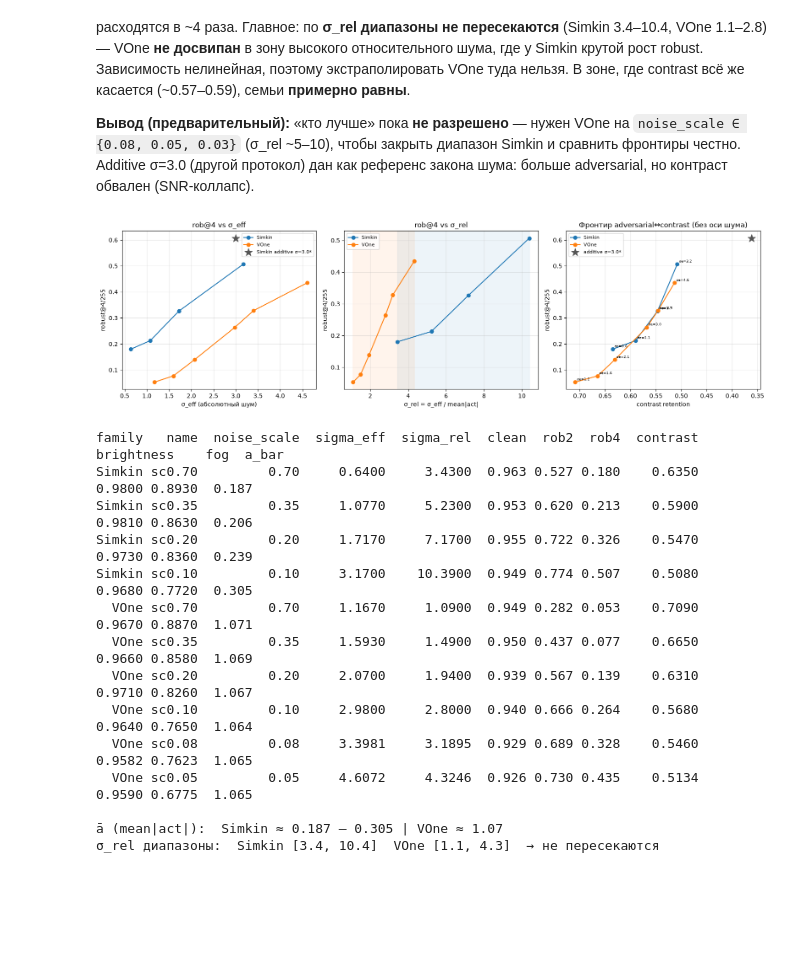
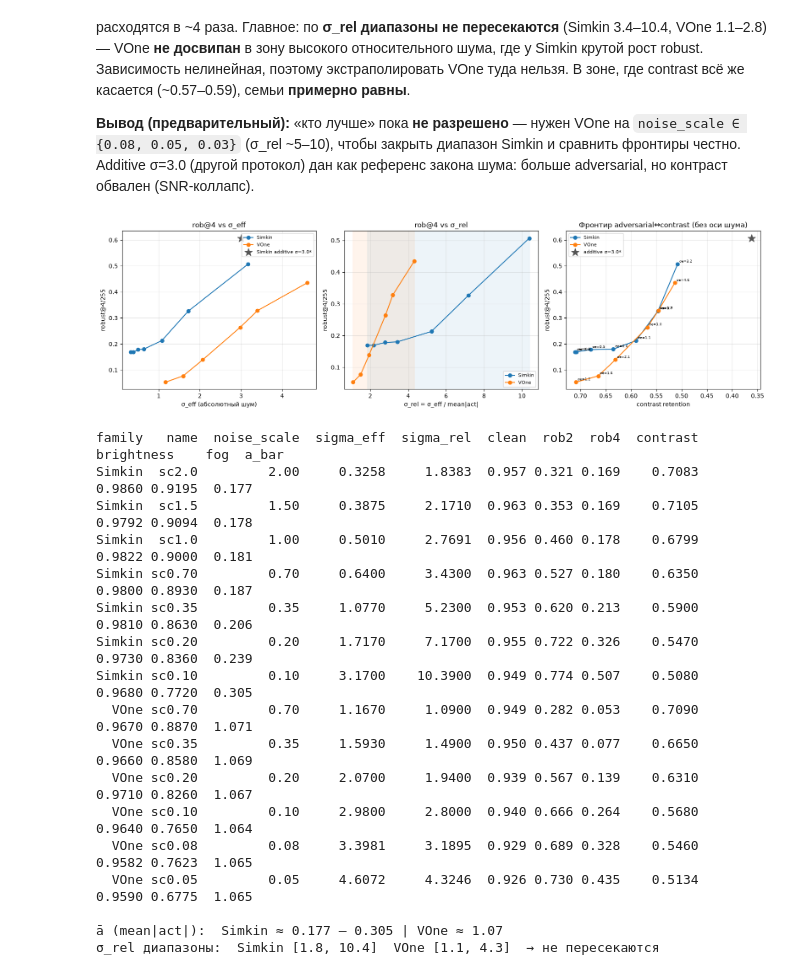
Before and after one commit to tarakanov517/CV_JND_based_approach, a Jupyter notebook: notebooks/compare_experiments.ipynb, the cells around one changed output. Saved outputs shown, nothing was run; the diff lists cells and outputs as text; code cells hidden in the pictures; blank space fills up the shorter version.

```diff
--- a/notebooks/compare_experiments.ipynb
+++ b/notebooks/compare_experiments.ipynb
@@ -829,6 +829,9 @@ import numpy as np, pandas as pd, matplotlib.pyplot as plt
 
 df = pd.DataFrame([
     # family, name, noise_scale, sigma_eff, sigma_rel, clean, rob2, rob4, contrast, brightness, fog
+    ("Simkin","sc2.0",2,0.3258,1.8383,0.957,0.321,0.169,0.7083,0.9860,0.9195),
+    ("Simkin","sc1.5",1.5,0.3875,2.171,0.963,0.353,0.169,0.7105,0.9792,0.9094),
+    ("Simkin","sc1.0",1.0,0.5010,2.7691,0.956,0.460,0.178,0.6799,0.9822,0.9000),
     ("Simkin","sc0.70",0.70,0.640,3.43,0.963,0.527,0.180,0.635,0.980,0.893),
     ("Simkin","sc0.35",0.35,1.077,5.23,0.953,0.620,0.213,0.590,0.981,0.863),
     ("Simkin","sc0.20",0.20,1.717,7.17,0.955,0.722,0.326,0.547,0.973,0.836),
@@ -857,35 +860,38 @@ ax[0].set_title("rob@4 vs σ_eff"); ax[0].grid(alpha=.3); ax[0].legend(fontsize=
 
 # (2) rob@4 vs σ_rel — видно, что диапазоны НЕ пересекаются
 for fam, g in df.groupby("family"):
     g = g.sort_values("sigma_rel")
     ax[1].plot(g.sigma_rel, g.rob4, "o-", color=col[fam], label=fam)
     ax[1].axvspan(g.sigma_rel.min(), g.sigma_rel.max(), color=col[fam], alpha=.08)
 ax[1].set_xlabel("σ_rel = σ_eff / mean|act|"); ax[1].set_ylabel("robust@4/255")
 ax[1].set_title("rob@4 vs σ_rel"); ax[1].grid(alpha=.3); ax[1].legend(fontsize=8)
 
 # (3) фронтир без оси шума: rob@4 vs contrast
 for fam, g in df.groupby("family"):
     g = g.sort_values("contrast")
     ax[2].plot(g.contrast, g.rob4, "o-", color=col[fam], label=fam)
     for _, r in g.iterrows():
         ax[2].annotate(f"σe={r.sigma_eff:.1f}", (r.contrast, r.rob4),
                        fontsize=6, xytext=(3,3), textcoords="offset points")
 ax[2].scatter(ADD["contrast"], ADD["rob4"], marker="*", s=180, color="#555",
               zorder=5, label="additive σ=3.0*")
 ax[2].set_xlabel("contrast retention"); ax[2].set_ylabel("robust@4/255")
 ax[2].set_title("Фронтир adversarial↔contrast (без оси шума)")
 ax[2].grid(alpha=.3); ax[2].legend(fontsize=8); ax[2].invert_xaxis()
 
 plt.tight_layout(); plt.show()
 print(df.to_string(index=False))
 print("\nā (mean|act|):  Simkin ≈", df[df.family=='Simkin'].a_bar.min(),"–",df[df.family=='Simkin'].a_bar.max(),
       "| VOne ≈", df[df.family=='VOne'].a_bar.mean().round(2))
 print("σ_rel диапазоны:  Simkin [%.1f, %.1f]  VOne [%.1f, %.1f]  → не пересекаются" % (
       df[df.family=='Simkin'].sigma_rel.min(), df[df.family=='Simkin'].sigma_rel.max(),
       df[df.family=='VOne'].sigma_rel.min(), df[df.family=='VOne'].sigma_rel.max()))
 # %% [output]
-[figure, old version]
+[figure, new version]
 family   name  noise_scale  sigma_eff  sigma_rel  clean  rob2  rob4  contrast  brightness    fog  a_bar
+Simkin  sc2.0         2.00     0.3258     1.8383  0.957 0.321 0.169    0.7083      0.9860 0.9195  0.177
+Simkin  sc1.5         1.50     0.3875     2.1710  0.963 0.353 0.169    0.7105      0.9792 0.9094  0.178
+Simkin  sc1.0         1.00     0.5010     2.7691  0.956 0.460 0.178    0.6799      0.9822 0.9000  0.181
 Simkin sc0.70         0.70     0.6400     3.4300  0.963 0.527 0.180    0.6350      0.9800 0.8930  0.187
 Simkin sc0.35         0.35     1.0770     5.2300  0.953 0.620 0.213    0.5900      0.9810 0.8630  0.206
 Simkin sc0.20         0.20     1.7170     7.1700  0.955 0.722 0.326    0.5470      0.9730 0.8360  0.239
@@ -897,5 +903,5 @@ Simkin sc0.10         0.10     3.1700    10.3900  0.949 0.774 0.507    0.5080
   VOne sc0.08         0.08     3.3981     3.1895  0.929 0.689 0.328    0.5460      0.9582 0.7623  1.065
   VOne sc0.05         0.05     4.6072     4.3246  0.926 0.730 0.435    0.5134      0.9590 0.6775  1.065
 
-ā (mean|act|):  Simkin ≈ 0.187 – 0.305 | VOne ≈ 1.07
-σ_rel диапазоны:  Simkin [3.4, 10.4]  VOne [1.1, 4.3]  → не пересекаются
+ā (mean|act|):  Simkin ≈ 0.177 – 0.305 | VOne ≈ 1.07
+σ_rel диапазоны:  Simkin [1.8, 10.4]  VOne [1.1, 4.3]  → не пересекаются
```
Also changed, not shown: parts of 2 cells of this notebook, 1 other file.
